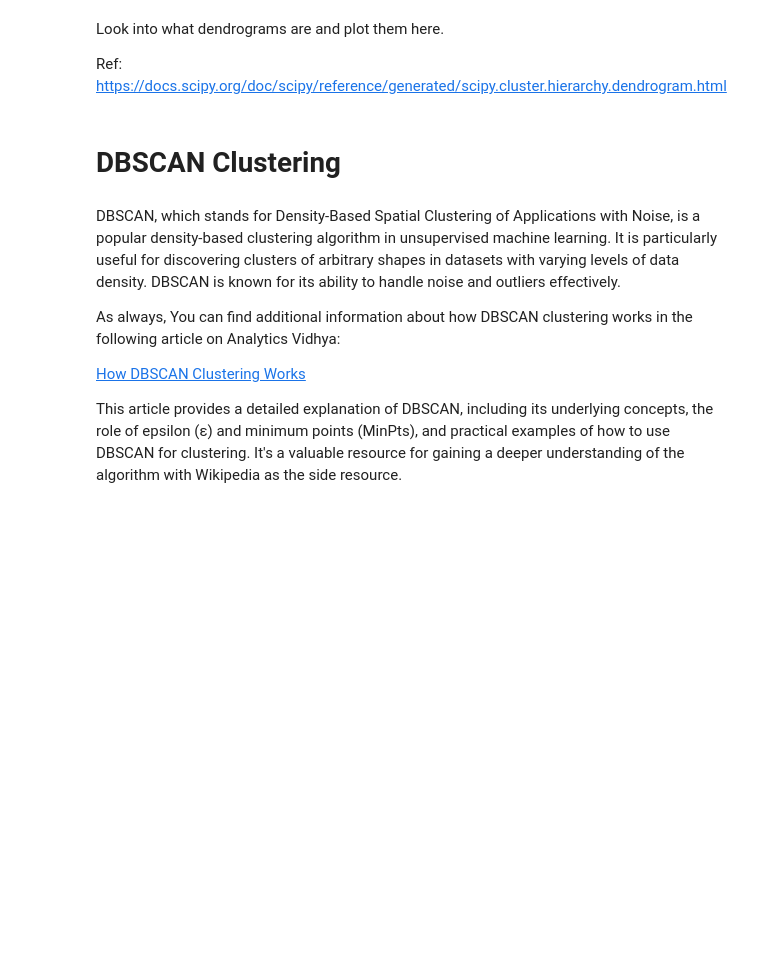
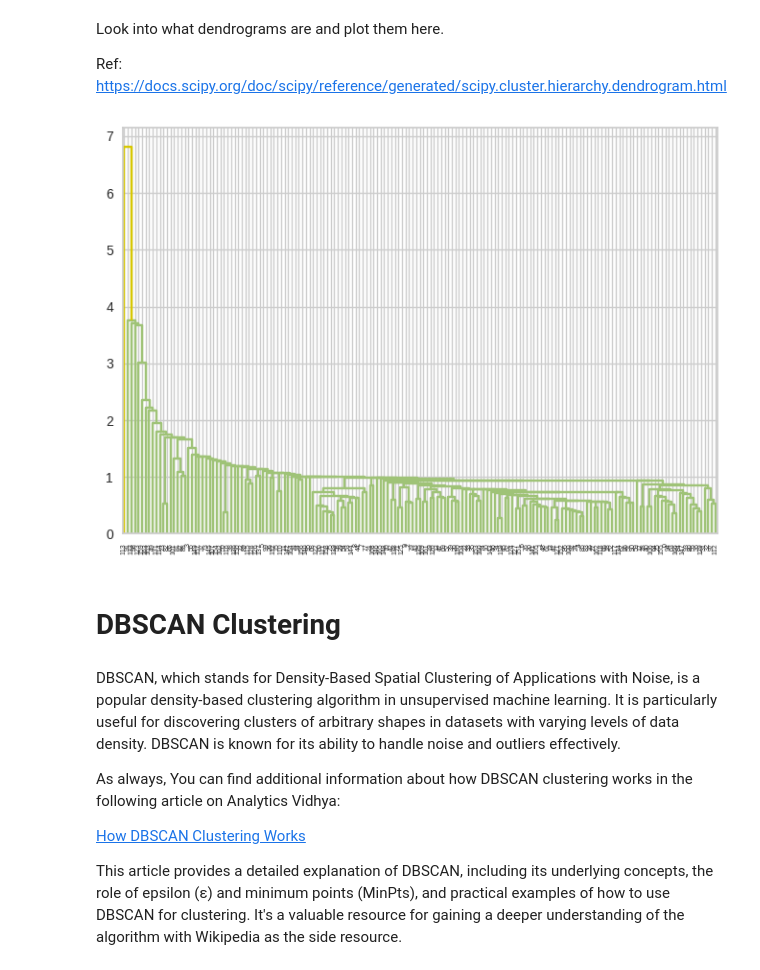
Before and after one commit to jeel-coder/Synapse_LP, a Jupyter notebook: Copy_of_Synapse_LP_Task_3_.ipynb, the cells around one changed output. Drawn from its saved outputs; the diff is of its cells as text; code cells hidden in the pictures; blank space fills up the shorter version.

```diff
--- a/Copy_of_Synapse_LP_Task_3_.ipynb
+++ b/Copy_of_Synapse_LP_Task_3_.ipynb
@@ -475,3 +481,12 @@ Ref: https://docs.scipy.org/doc/scipy/reference/generated/scipy.cluster.hierarch
+# %%
+# code here
+from scipy.cluster import hierarchy
+Z = hierarchy.linkage(data_pca, 'single')#single linkage (minimum distance between clusters).
+#The result Z is the linkage matrix that contains information on how clusters are merged at each step.
+plt.figure()
+dn = hierarchy.dendrogram(Z,orientation='top',above_threshold_color='y')
+# %% [output]
+[figure, added]
 # %% [markdown]
 # DBSCAN Clustering
 # %% [markdown]
```
Also changed, not shown: parts of 21 cells of this notebook.
